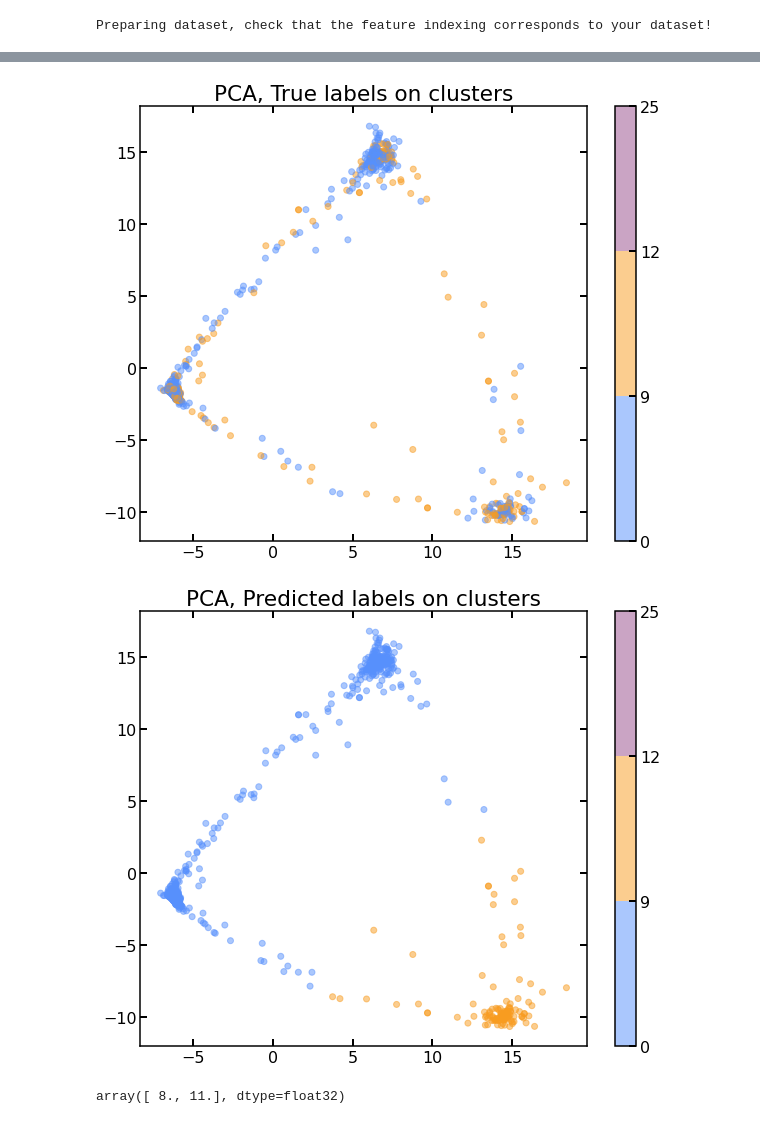
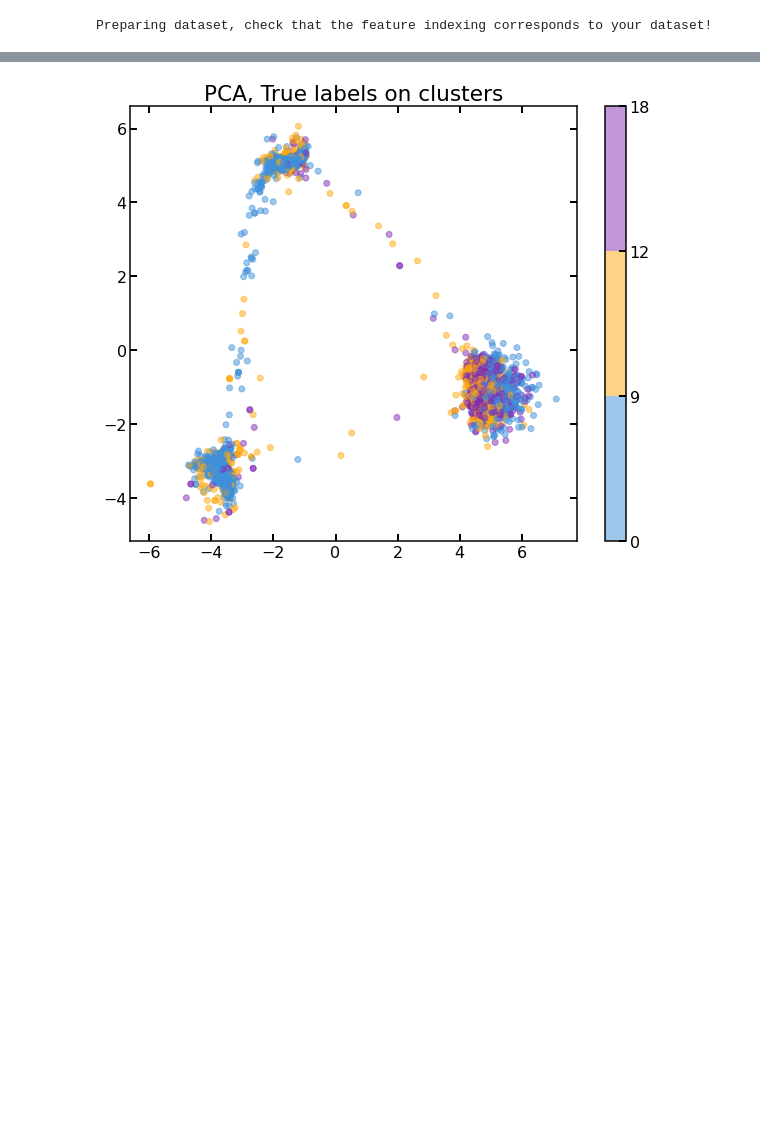
Before and after one commit to chernyavskaya/AnomalyClustering, a Jupyter notebook: notebooks/eval_dense_AE.ipynb, the cells around one changed output, grey strips where cells are left out. Drawn from its saved outputs; the diff is of its cells as text; code cells hidden in the pictures; blank space fills up the shorter version.

```diff
--- a/notebooks/eval_dense_AE.ipynb
+++ b/notebooks/eval_dense_AE.ipynb
@@ -196,50 +200,43 @@ cb = plt.colorbar()
-# %%
-from sklearn.model_selection import StratifiedKFold
-
-n_subsample = 1000
-n = int(len(true_labels)/n_subsample)
-
-skf = StratifiedKFold(n, shuffle = True)
-for _, batch in skf.split(latent_pred, true_labels):
-    break
-
-principalComponents = pca.transform(np.array(latent_pred))
-pc1 = principalComponents[:,0][batch]
-pc2 = principalComponents[:,1][batch]
-
-fig = plt.figure(figsize=(10,8))
-plt.scatter(pc1,pc2, c=true_labels[batch],cmap=cmap, norm=norm, marker='o', alpha=0.5)
-#plt.scatter(pc1,pc2, c=true_labels,cmap=cmap, norm=norm, marker='o', alpha=0.5)
-plt.title('PCA, True labels on clusters')
-cb = plt.colorbar()
-#legend1 = plt.legend(*scatter.legend_elements(),
- #                   loc="upper left", title="Classes")
-
-fig = plt.figure(figsize=(10,8))
-plt.scatter(pc1,pc2, c=predicted_reassigned[batch],cmap=cmap, norm=norm, alpha=0.5)
-#plt.scatter(pc1,pc2, c=predicted_reassigned,cmap=cmap, norm=norm, alpha=0.5)
-plt.title('PCA, Predicted labels on clusters')
-cb = plt.colorbar()
-# %% [output]
-[figure, removed]
-[figure, removed]
 # %%
-np.unique(true_labels)
+#From AE Only
+latent_pred_ae = []
+true_labels_ae = []
+model_AE.eval()
+
+latent_pred_ae = np.array([model_AE.forward(x.to(device))[2].data.cpu().numpy() for i,(x,_) in enumerate(test_loader)])
+pred_features_ae = np.array([model_AE.forward(x.to(device))[0].data.cpu().numpy() for i,(x,_) in enumerate(test_loader)])
+true_labels_ae = np.array([y.cpu().numpy() for i,(_,y) in enumerate(test_loader)])
+
+true_labels_ae = np.reshape(true_labels_ae,true_labels_ae.shape[0]*true_labels_ae.shape[1])
+latent_pred_ae = np.reshape(latent_pred_ae,(latent_pred_ae.shape[0]*latent_pred_ae.shape[1],latent_pred_ae.shape[2]))
+pred_features_ae = pred_features_ae.reshape((pred_features_ae.shape[0]*pred_features_ae.shape[1],pred_features_ae.shape[2]))
-# %% [output]
-array([ 8., 11.], dtype=float32)
 # %%
-#From AE Only
-latent_pred_ae = []
-true_labels_ae = []
-model_AE.eval()
+from sklearn.model_selection import StratifiedKFold
 
-latent_pred_ae = np.array([model_AE.forward(x.to(device))[2].data.cpu().numpy() for i,(x,_) in enumerate(test_loader)])
-pred_features_ae = np.array([model_AE.forward(x.to(device))[0].data.cpu().numpy() for i,(x,_) in enumerate(test_loader)])
-true_labels_ae = np.array([y.cpu().numpy() for i,(_,y) in enumerate(test_loader)])
+n_subsample = 5000
+n = int(len(true_labels)/n_subsample)
 
-true_labels_ae = np.reshape(true_labels_ae,true_labels_ae.shape[0]*true_labels_ae.shape[1])
-latent_pred_ae = np.reshape(latent_pred_ae,(latent_pred_ae.shape[0]*latent_pred_ae.shape[1],latent_pred_ae.shape[2]))
-pred_features_ae = pred_features_ae.reshape((pred_features_ae.shape[0]*pred_features_ae.shape[1],pred_features_ae.shape[2]))
+skf = StratifiedKFold(n, shuffle = True)
+for _, batch in skf.split(latent_pred_ae, true_labels_ae):
+    break
+
+#principalComponents = TSNE(n_components=2,verbose=1, perplexity=20, n_iter=1000, learning_rate=200
+#                          ).fit_transform(latent_pred_ae[batch])
+
+pca = PCA(n_components=2)
+#principalComponents = pca.fit_transform(np.array(latent_pred_ae[batch]))
+principalComponents = pca.fit_transform(np.array(latent_pred_ae))
+
+pc1 = principalComponents[:,0][batch]
+pc2 = principalComponents[:,1][batch]
+
+fig = plt.figure(figsize=(10,8))
+plt.scatter(pc1,pc2, c=true_labels_ae[batch],cmap=cmap, norm=norm, marker='o', alpha=0.5)
+#plt.scatter(pc1,pc2, c=true_labels,cmap=cmap, norm=norm, marker='o', alpha=0.5)
+plt.title('PCA, True labels on clusters')
+cb = plt.colorbar()
+# %% [output]
+[figure, added]
 # %%
 kwargs={'linewidth':2.3, 'fill':False, 'density':True,'histtype':'step'}
 for i_feat,feat in enumerate(feats):
```
Also changed, not shown: parts of 12 cells of this notebook, 7 other files.
